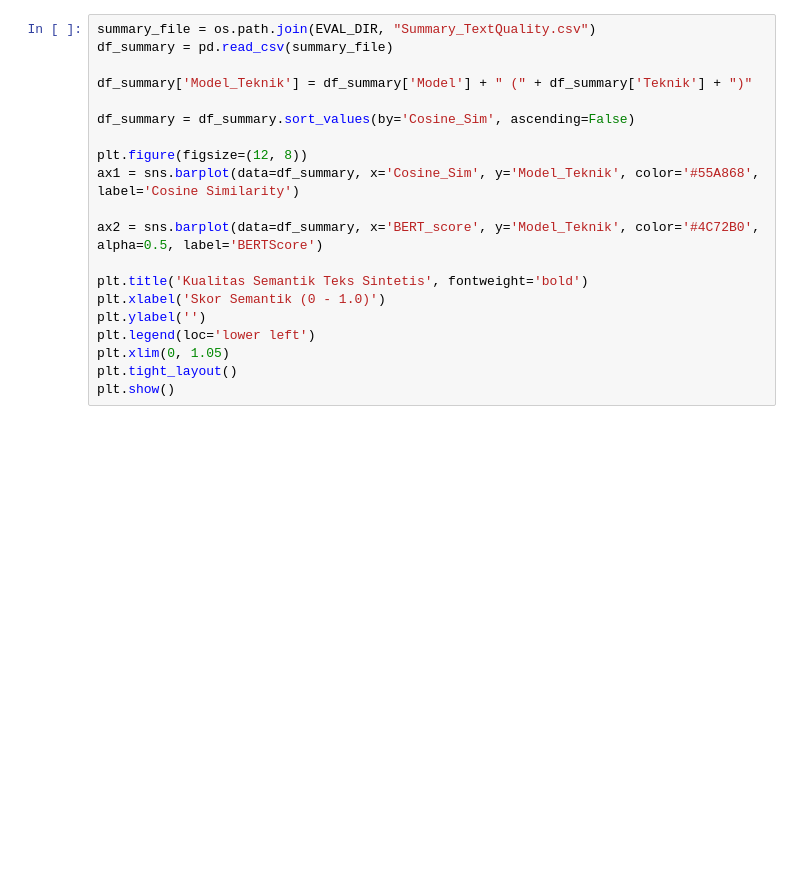
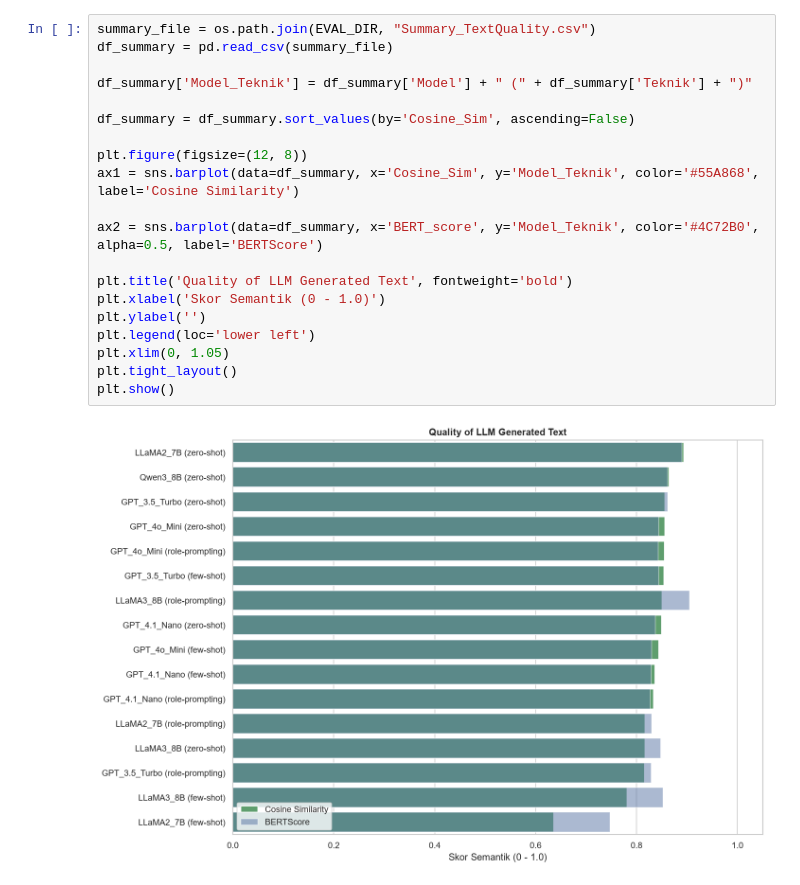
Before and after one commit to farhanhr/llm_generated_dataset, a Jupyter notebook: notebooks/LLM_augmented_notebooks.ipynb, the cells around one changed output. Saved outputs shown, nothing was run; the diff lists cells and outputs as text; blank space fills up the shorter version.

```diff
--- a/notebooks/LLM_augmented_notebooks.ipynb
+++ b/notebooks/LLM_augmented_notebooks.ipynb
@@ -55,23 +62,25 @@ plt.show()
 # %%
 summary_file = os.path.join(EVAL_DIR, "Summary_TextQuality.csv")
 df_summary = pd.read_csv(summary_file)
 
 df_summary['Model_Teknik'] = df_summary['Model'] + " (" + df_summary['Teknik'] + ")"
 
 df_summary = df_summary.sort_values(by='Cosine_Sim', ascending=False)
 
 plt.figure(figsize=(12, 8))
 ax1 = sns.barplot(data=df_summary, x='Cosine_Sim', y='Model_Teknik', color='#55A868', label='Cosine Similarity')
 
 ax2 = sns.barplot(data=df_summary, x='BERT_score', y='Model_Teknik', color='#4C72B0', alpha=0.5, label='BERTScore')
 
-plt.title('Kualitas Semantik Teks Sintetis', fontweight='bold')
+plt.title('Quality of LLM Generated Text', fontweight='bold')
 plt.xlabel('Skor Semantik (0 - 1.0)')
 plt.ylabel('')
 plt.legend(loc='lower left')
 plt.xlim(0, 1.05)
 plt.tight_layout()
 plt.show()
+# %% [output]
+[figure, added]
 # %%
 CLASS_DIR = f"../results/classification/{TIMESTAMP_RUN}-classification"
 class_summary_file = os.path.join(CLASS_DIR, "Summary_Classification.csv")
```
Also changed, not shown: parts of 7 cells of this notebook, 5 other files.
